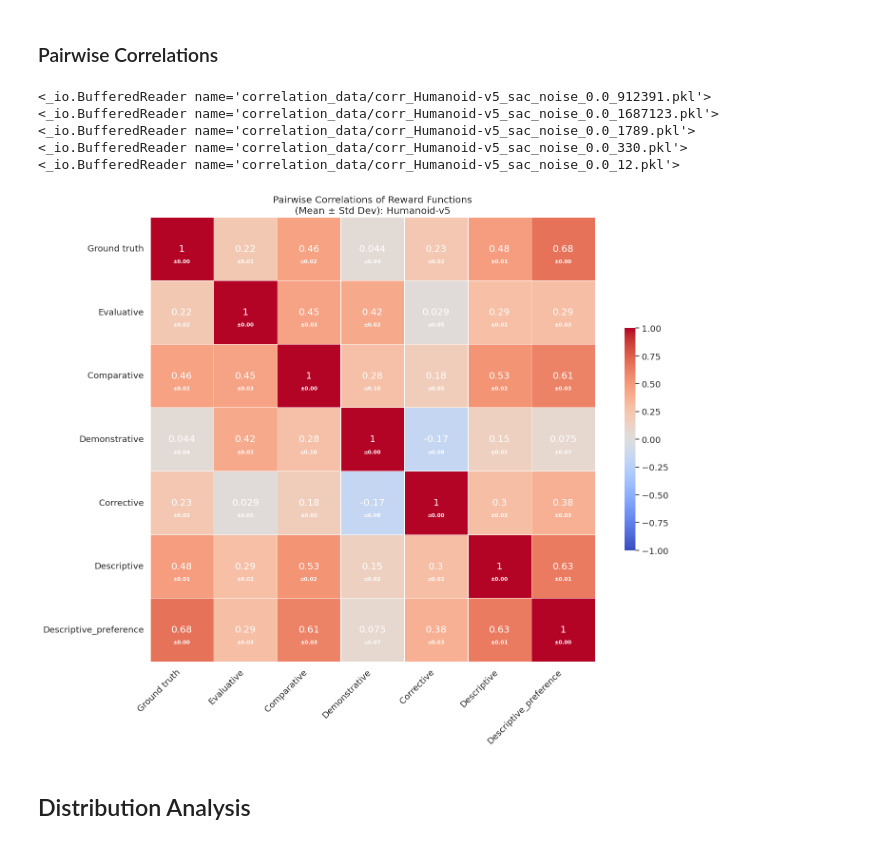
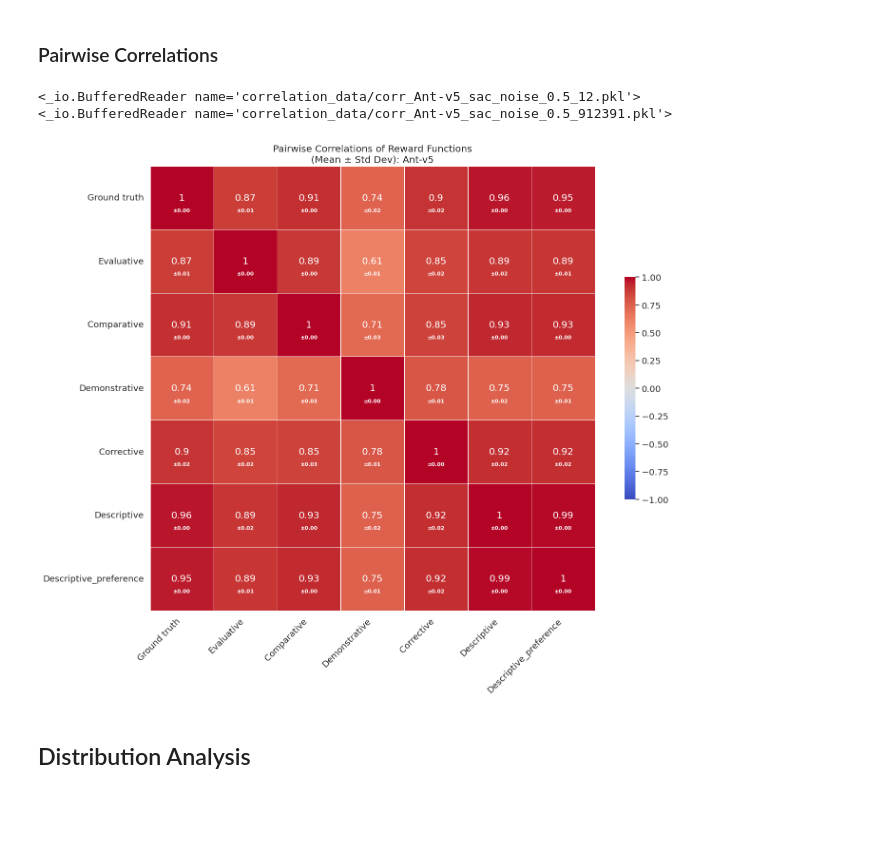
Before and after one commit to ymetz/multi-type-feedback, a Jupyter notebook: rlhf/notebooks/Analyze_Reward_Model_Predictions.ipynb, the cells around one changed output. Saved outputs shown, nothing was run; the diff lists cells and outputs as text; code cells hidden in the pictures; blank space fills up the shorter version.

```diff
--- a/rlhf/Analyze_Reward_Model_Predictions.ipynb
+++ b/rlhf/notebooks/Analyze_Reward_Model_Predictions.ipynb
@@ -111,7 +111,6 @@ import numpy as np
 import matplotlib.pyplot as plt
 import seaborn as sns
 from scipy.stats import pearsonr
-import torch
 import pickle
 import os
 
@@ -156,42 +155,39 @@ def pairwise_correlation_heatmap(rewards_list, names=None, noise=0.0, env="HalfC
     # Set labels
     if names is None:
         names = [f'Reward {i+1}' for i in range(n_functions)]
     plt.xticks(np.arange(n_functions) + 0.5, names, rotation=45, ha='right')
     plt.yticks(np.arange(n_functions) + 0.5, names, rotation=0)
 
     plt.title(f'Pairwise Correlations of Reward Functions\n(Mean ± Std Dev): {env}')
     plt.tight_layout()
 
     plt.savefig(f"corr_plot_{env}_noise_{noise}.png")
 
 # Example usage
 # pred_rewards_list = [np.array(...), np.array(...), ...]  # List of multiple pred_rewards arrays
 # in_names = ['reward1', 'reward2', ...]
 # pairwise_correlation_heatmap(pred_rewards_list, [name.capitalize() for name in in_names])
 
-env = "Humanoid-v5"
+env = "Ant-v5"
 algo = "sac"
-noise = 0.0
+noise = 0.5
 
 all_pred_rewards = []
-for seed in [912391, 1687123, 1789, 330, 12]:
+for seed in [12, 912391]:
     with open(os.path.join("correlation_data", f"corr_{env}_{algo}_noise_{noise}_{seed}.pkl"), "rb") as load_file:
         print(load_file)
         load_rewards = pickle.load(load_file)
         pred_rewards = np.array(load_rewards)
     all_pred_rewards.append(pred_rewards)
 
 rew_fn_types = ["evaluative", "comparative", "demonstrative", "corrective", "descriptive", "descriptive_preference"]
 in_names = ["Ground Truth"] + rew_fn_types
 
 pairwise_correlation_heatmap(all_pred_rewards, [name.capitalize() for name in in_names], noise=noise, env=env)
 # %% [output]
-<_io.BufferedReader name='correlation_data/corr_Humanoid-v5_sac_noise_0.0_912391.pkl'>
-<_io.BufferedReader name='correlation_data/corr_Humanoid-v5_sac_noise_0.0_1687123.pkl'>
-<_io.BufferedReader name='correlation_data/corr_Humanoid-v5_sac_noise_0.0_1789.pkl'>
-<_io.BufferedReader name='correlation_data/corr_Humanoid-v5_sac_noise_0.0_330.pkl'>
-<_io.BufferedReader name='correlation_data/corr_Humanoid-v5_sac_noise_0.0_12.pkl'>
+<_io.BufferedReader name='correlation_data/corr_Ant-v5_sac_noise_0.5_12.pkl'>
+<_io.BufferedReader name='correlation_data/corr_Ant-v5_sac_noise_0.5_912391.pkl'>
-[figure, old version]
+[figure, new version]
 # %% [markdown]
 ## Distribution Analysis
 # %%
```
Also changed, not shown: parts of 1 cell of this notebook, 28 other files.
